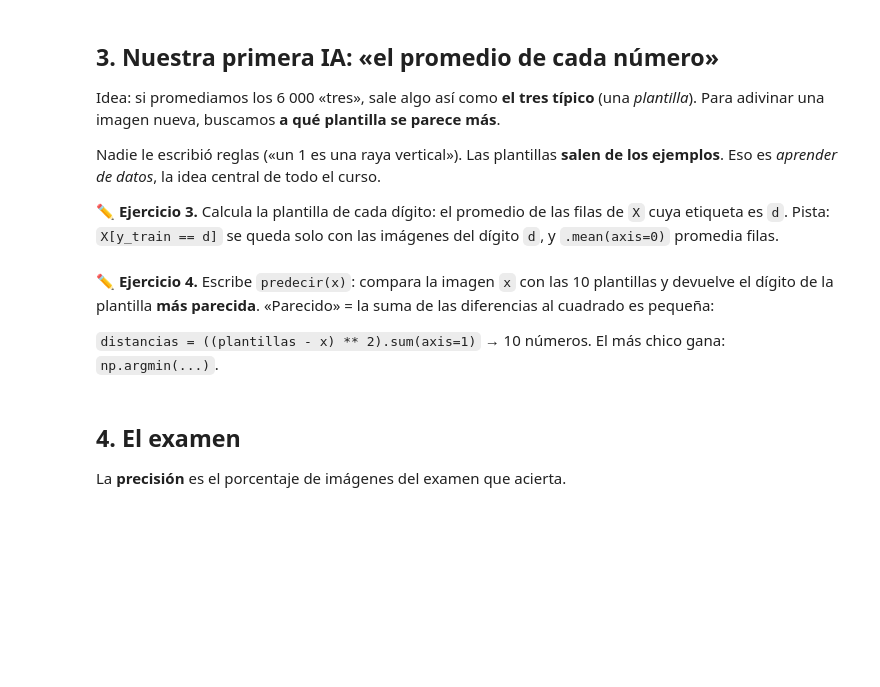
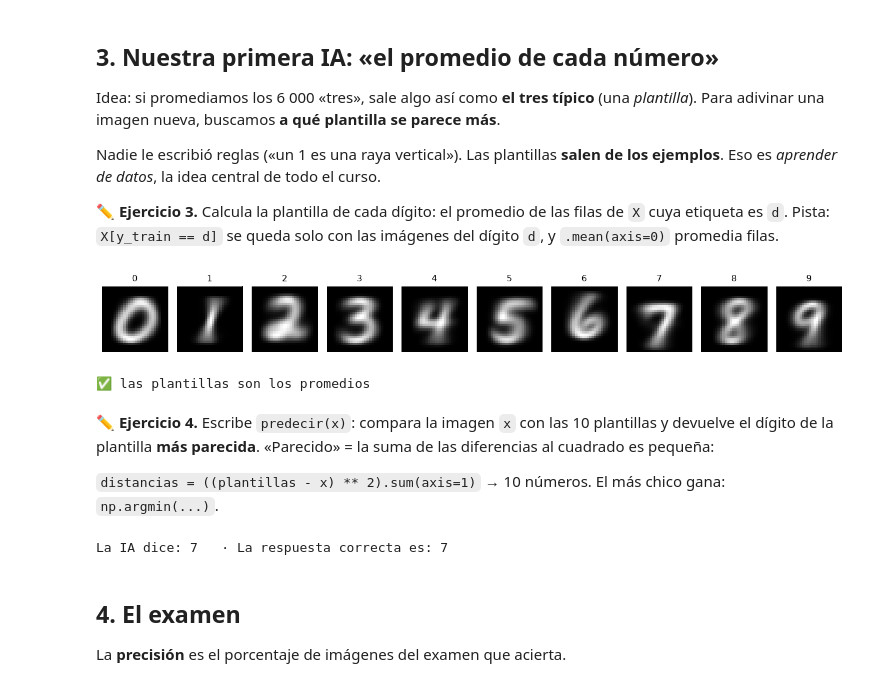
Before and after one commit to pibenitezq126/redes-neuronales-practicas, a Jupyter notebook: proyecto/P1_conocer_los_datos.ipynb, the cells around one changed output. Drawn from its saved outputs; the diff is of its cells as text; code cells hidden in the pictures; blank space fills up the shorter version.

```diff
--- a/proyecto/P1_conocer_los_datos.ipynb
+++ b/proyecto/P1_conocer_los_datos.ipynb
@@ -51,8 +81,8 @@ ok(len(cuantos) == 10 and cuantos.sum() == 60000, "hay unos 6 000 ejemplos de ca
 1. «Aplana» cada imagen: de 28 × 28 a una fila de 784 números → `reshape(cantidad, 784)`.
 2. Divide entre 255 para que todo quede entre 0 y 1.
 # %%
-X = ...      # 60000 x 784, valores entre 0 y 1
-Xt = ...     # 10000 x 784, valores entre 0 y 1
+X = X_train.reshape(len(X_train), 784) / 255.0      # 60000 x 784, valores entre 0 y 1
+Xt = X_test.reshape(len(X_test), 784) / 255.0       # 10000 x 784, valores entre 0 y 1
 # %%
 ok(X.shape == (60000, 784) and Xt.shape == (10000, 784), "las imágenes son filas de 784")
 ok(X.max() == 1.0 and X.min() == 0.0, "los valores van de 0 a 1")
@@ -69,10 +102,14 @@ Pista: `X[y_train == d]` se queda solo con las imágenes del dígito `d`, y `.me
 # %%
 plantillas = np.zeros((10, 784))
 for d in range(10):
-    plantillas[d] = ...
+    plantillas[d] = X[y_train == d].mean(axis=0)
 mostrar(plantillas, titulos=range(10))
+# %% [output]
+[figure, added]
 # %%
 ok(np.allclose(plantillas[1], X[y_train == 1].mean(axis=0)), "las plantillas son los promedios")
+# %% [output]
+✅ las plantillas son los promedios
 # %% [markdown]
 ✏️ **Ejercicio 4.** Escribe `predecir(x)`: compara la imagen `x` con las 10 plantillas y devuelve el dígito de la
 plantilla **más parecida**. «Parecido» = la suma de las diferencias al cuadrado es pequeña:
@@ -80,9 +117,12 @@ plantilla **más parecida**. «Parecido» = la suma de las diferencias al cuadra
 `distancias = ((plantillas - x) ** 2).sum(axis=1)` → 10 números. El más chico gana: `np.argmin(...)`.
 # %%
 def predecir(x):
-    return ...
+    distancias = ((plantillas - x) ** 2).sum(axis=1)
+    return np.argmin(distancias)
 
 print("La IA dice:", predecir(Xt[0]), "  · La respuesta correcta es:", y_test[0])
+# %% [output]
+La IA dice: 7   · La respuesta correcta es: 7
 # %% [markdown]
 ## 4. El examen
 La **precisión** es el porcentaje de imágenes del examen que acierta.
```
Also changed, not shown: parts of 8 cells of this notebook, 3 other files.
